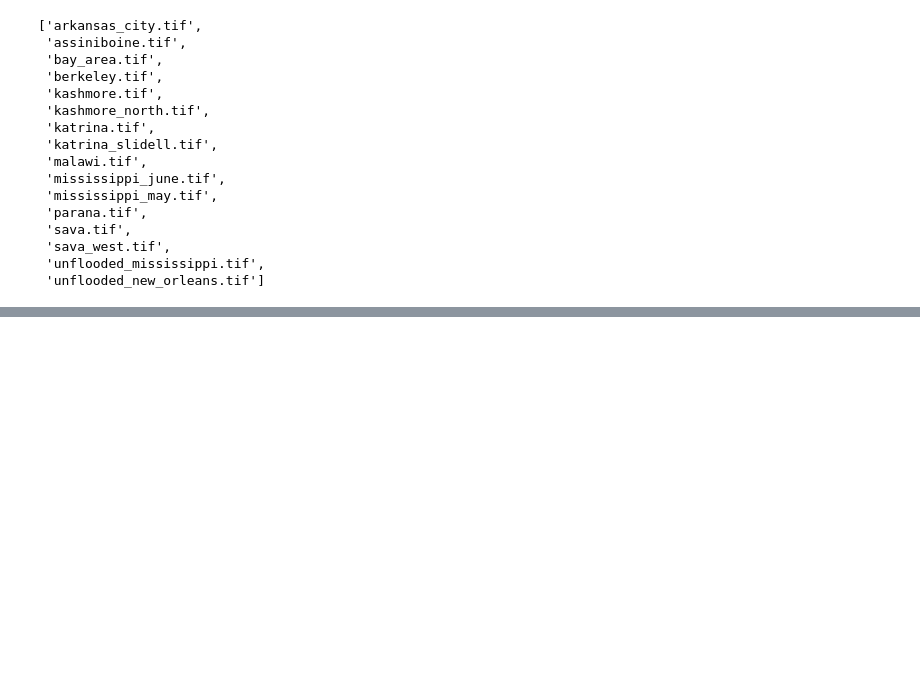
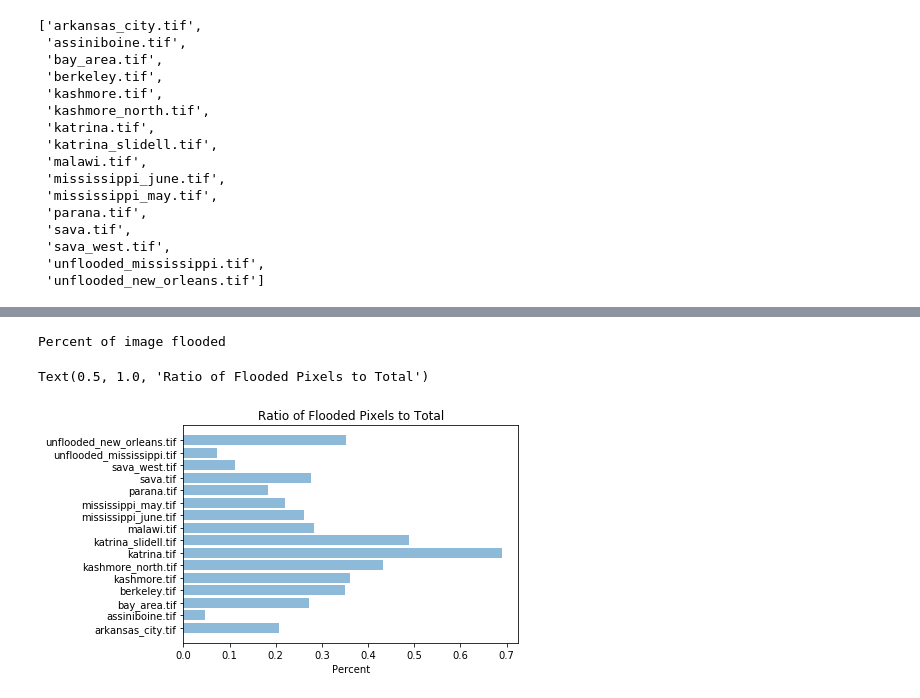
Before and after one commit to rcampbell95/MODIS-Classifier, a Jupyter notebook: Reading Satellite Images.ipynb, the cells around one changed output, grey strips where cells are left out. Saved outputs shown, nothing was run; the diff lists cells and outputs as text; code cells hidden in the pictures; blank space fills up the shorter version.

```diff
--- a/Reading Satellite Images.ipynb
+++ b/Reading Satellite Images.ipynb
@@ -70,0 +87,12 @@ for index, sample in enumerate(data):
+# %%
+print("Percent of image flooded")
+len(filenames)
+len(label_ratios)
+plt.barh(np.arange(len(filenames)), label_ratios, alpha=0.5)
+plt.yticks(np.arange(len(filenames)), filenames)
+plt.xlabel('Percent')
+plt.title('Ratio of Flooded Pixels to Total')
+# %% [output]
+Percent of image flooded
+Text(0.5, 1.0, 'Ratio of Flooded Pixels to Total')
+[figure, added]
```
Also changed, not shown: parts of 2 cells of this notebook.
